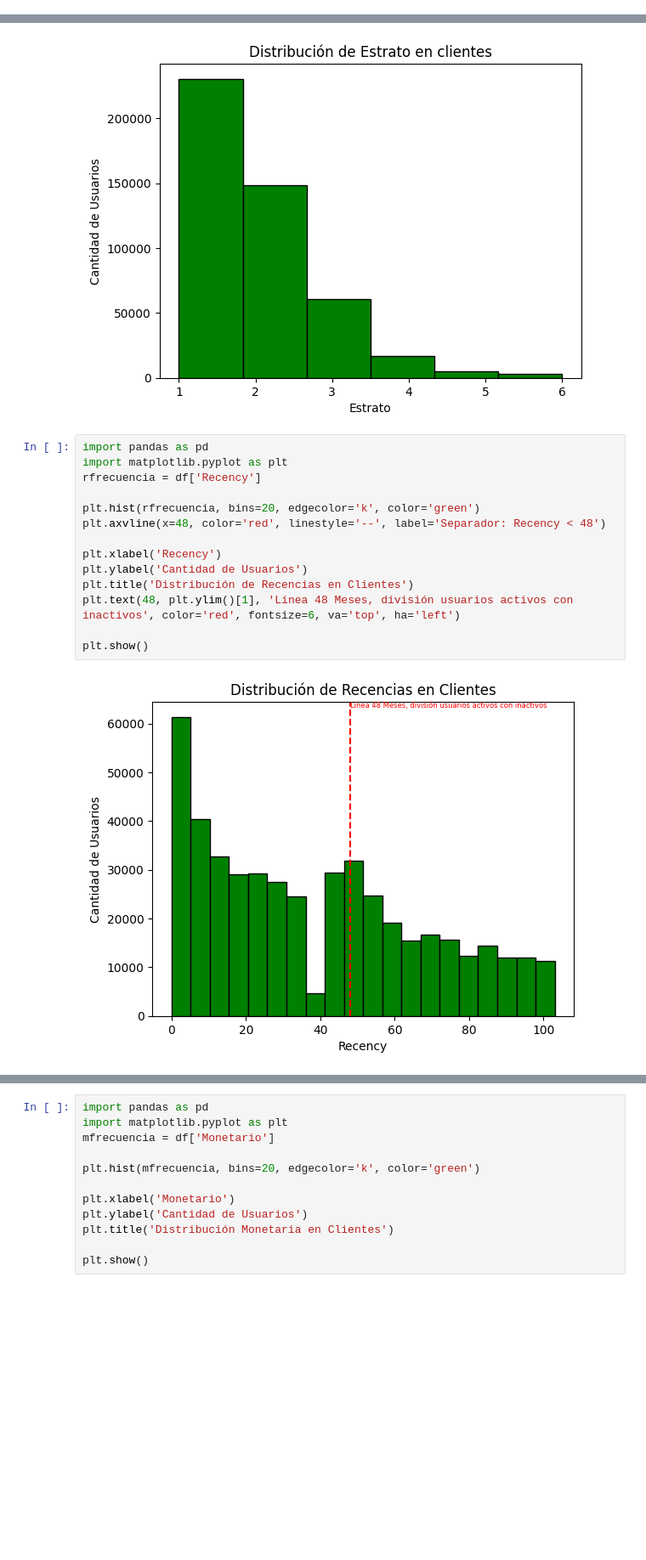
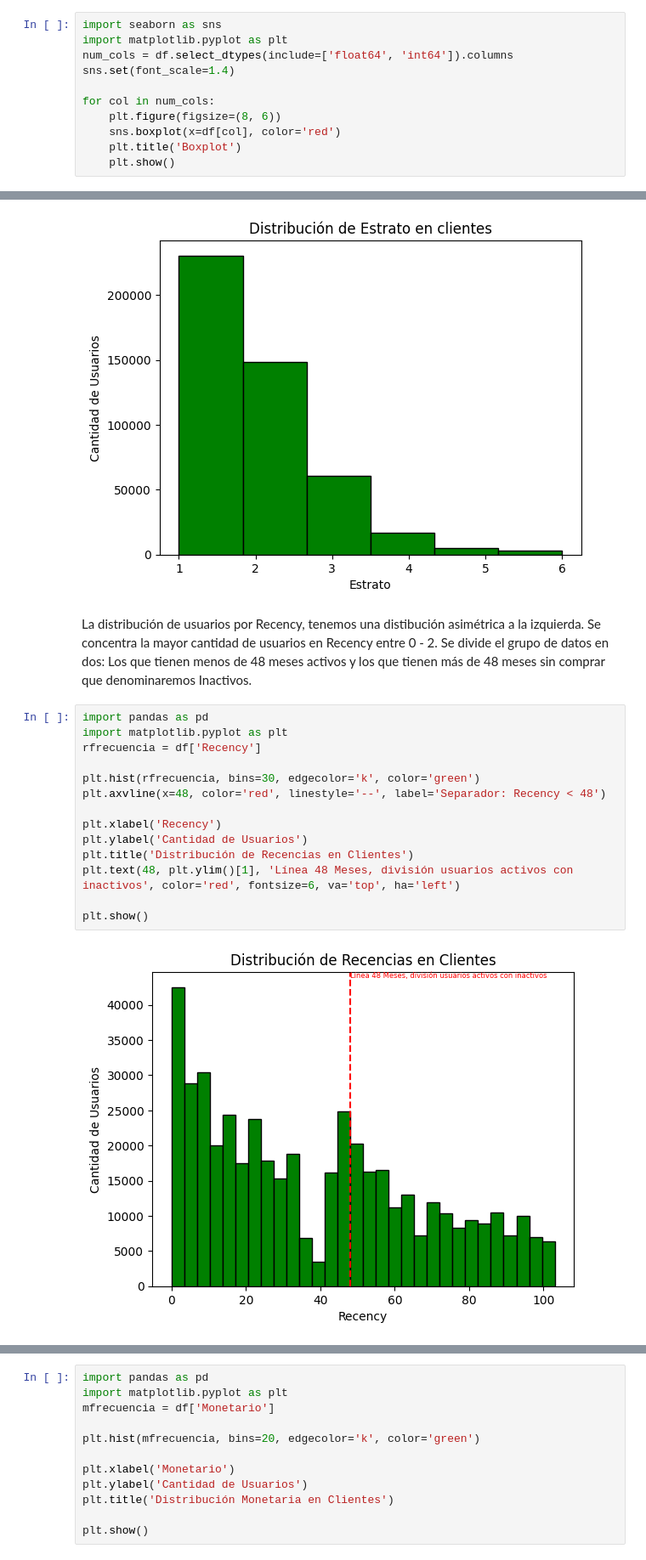
Before and after one commit to Edward-M11/jbook_ml202330, a Jupyter notebook: Metodología Propuesta.ipynb, the cells around one changed output, grey strips where cells are left out. Shown at 85% size. Drawn from its saved outputs; the diff is of its cells as text; blank space fills up the shorter version.

```diff
--- a/Metodología Propuesta.ipynb
+++ b/Metodología Propuesta.ipynb
@@ -61,0 +170,11 @@ df.describe()
+# %%
+import seaborn as sns
+import matplotlib.pyplot as plt
+num_cols = df.select_dtypes(include=['float64', 'int64']).columns
+sns.set(font_scale=1.4)
+
+for col in num_cols:
+    plt.figure(figsize=(8, 6))
+    sns.boxplot(x=df[col], color='red')
+    plt.title('Boxplot')
+    plt.show()
@@ -116,19 +250,21 @@ plt.title('Distribución de Estrato en clientes')
 plt.show()
 # %% [output]
 [figure]
+# %% [markdown]
+La distribución de usuarios por Recency, tenemos una distibución asimétrica a la izquierda. Se concentra la mayor cantidad de usuarios en Recency entre 0 - 2. Se divide el grupo de datos en dos: Los que tienen menos de 48 meses activos y los que tienen más de 48 meses sin comprar que denominaremos Inactivos.
 # %%
 import pandas as pd
 import matplotlib.pyplot as plt
 rfrecuencia = df['Recency']
 
-plt.hist(rfrecuencia, bins=20, edgecolor='k', color='green')
+plt.hist(rfrecuencia, bins=30, edgecolor='k', color='green')
 plt.axvline(x=48, color='red', linestyle='--', label='Separador: Recency < 48')
 
 plt.xlabel('Recency')
 plt.ylabel('Cantidad de Usuarios')
 plt.title('Distribución de Recencias en Clientes')
 plt.text(48, plt.ylim()[1], 'Línea 48 Meses, división usuarios activos con inactivos', color='red', fontsize=6, va='top', ha='left')
 
 plt.show()
 # %% [output]
-[figure, old version]
+[figure, new version]
```
Also changed, not shown: parts of 25 cells of this notebook, 1 other file.
